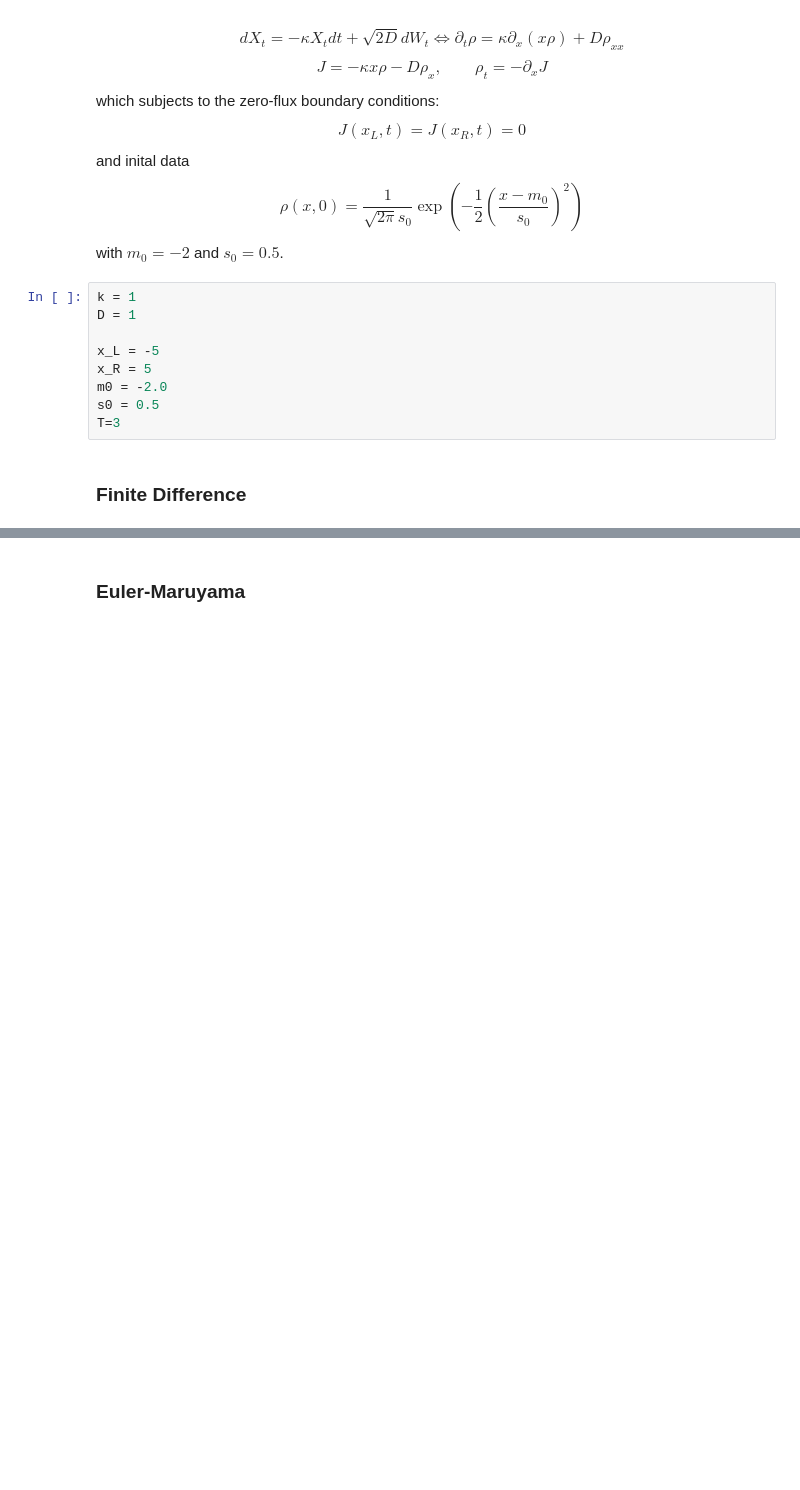
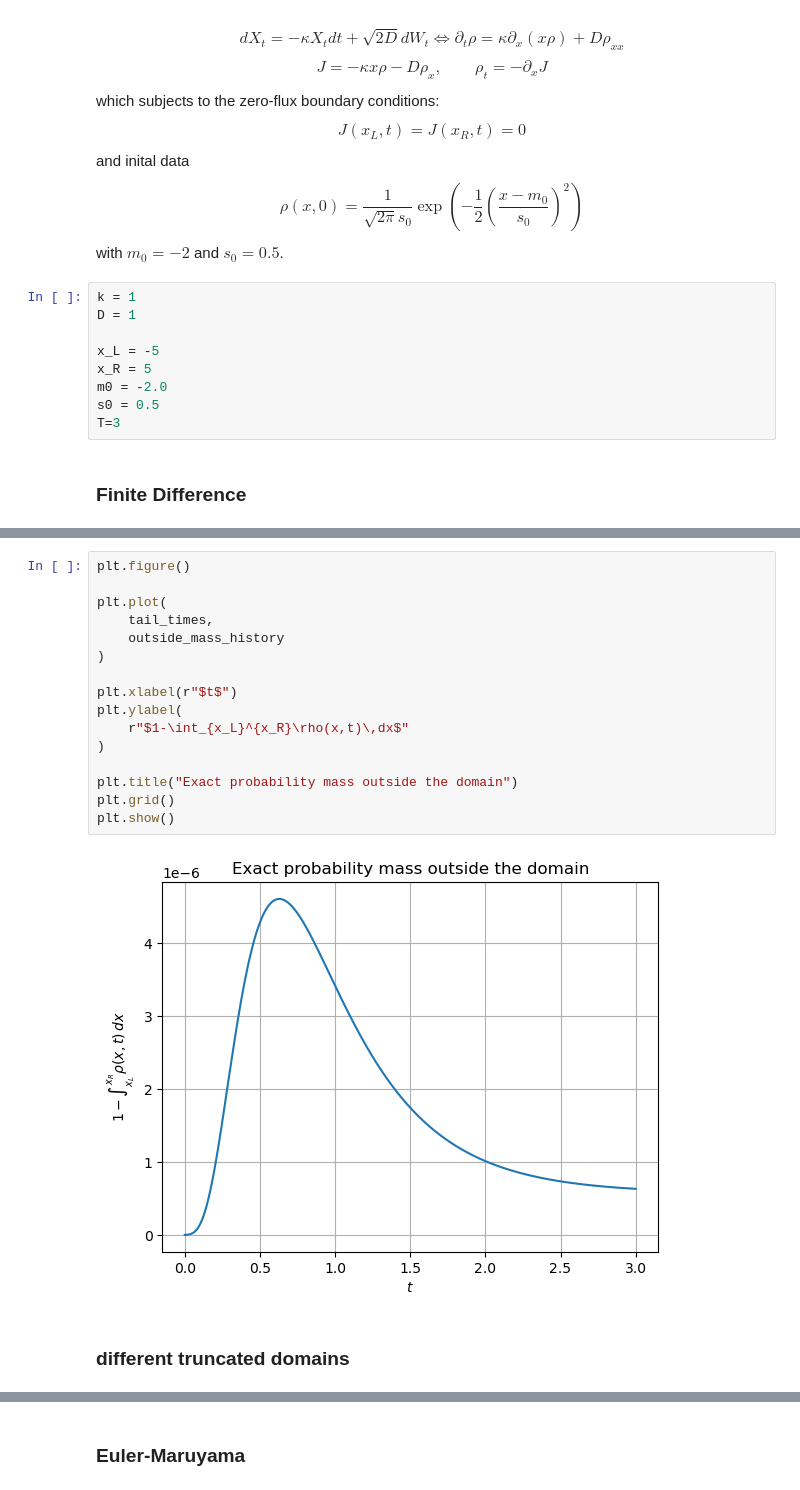
Before and after one commit to Nickkklos/URSS_2026, a Jupyter notebook: week_1.ipynb, the cells around one changed output, grey strips where cells are left out. Saved outputs shown, nothing was run; the diff lists cells and outputs as text; blank space fills up the shorter version.

```diff
--- a/week_1.ipynb
+++ b/week_1.ipynb
@@ -96,0 +487,20 @@ M = A + D * dt / (dx**2)*B + I
+# %%
+plt.figure()
+
+plt.plot(
+    tail_times,
+    outside_mass_history
+)
+
+plt.xlabel(r"$t$")
+plt.ylabel(
+    r"$1-\int_{x_L}^{x_R}\rho(x,t)\,dx$"
+)
+
+plt.title("Exact probability mass outside the domain")
+plt.grid()
+plt.show()
+# %% [output]
+[figure, added]
+# %% [markdown]
+### different truncated domains
```
Also changed, not shown: parts of 33 cells of this notebook.
